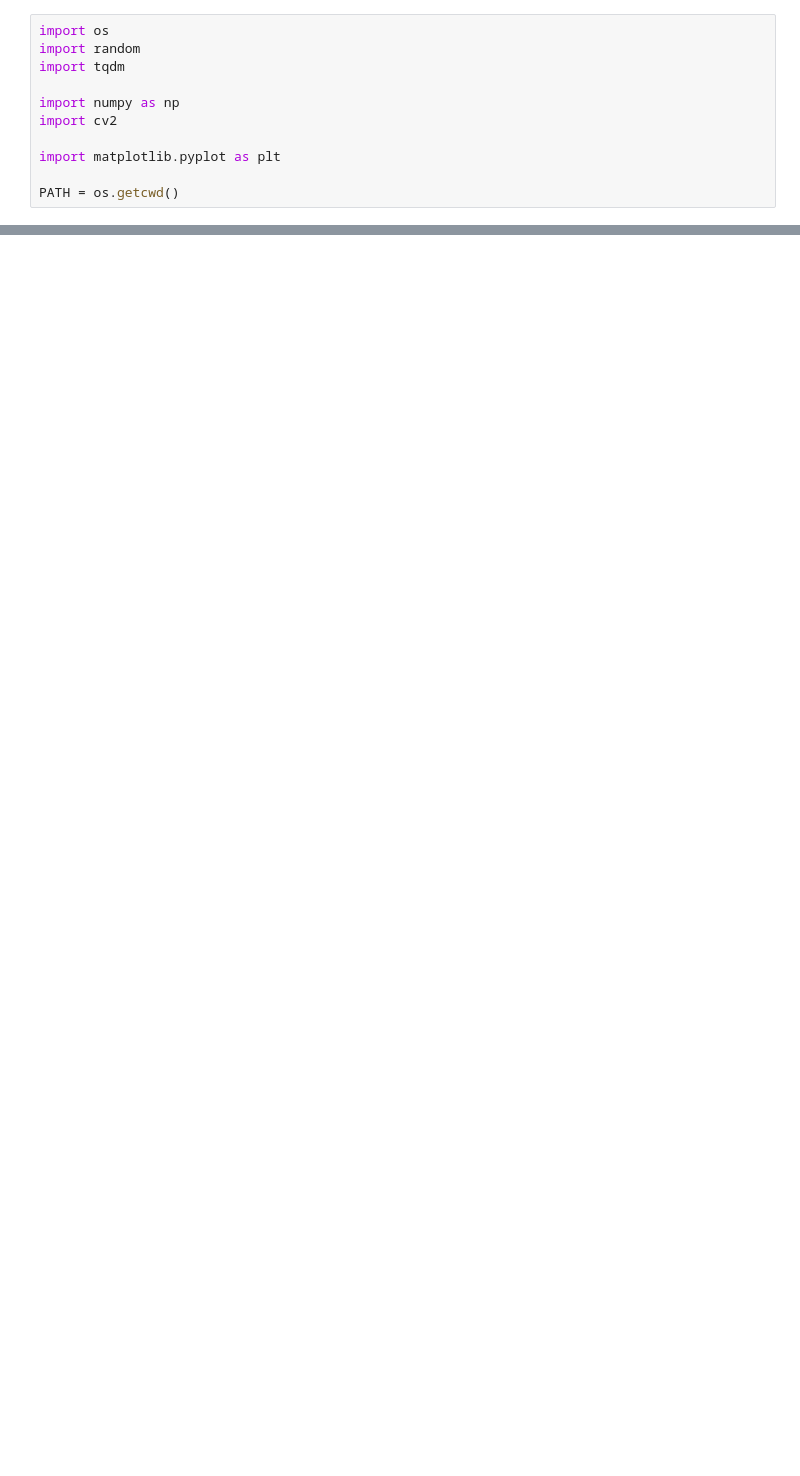
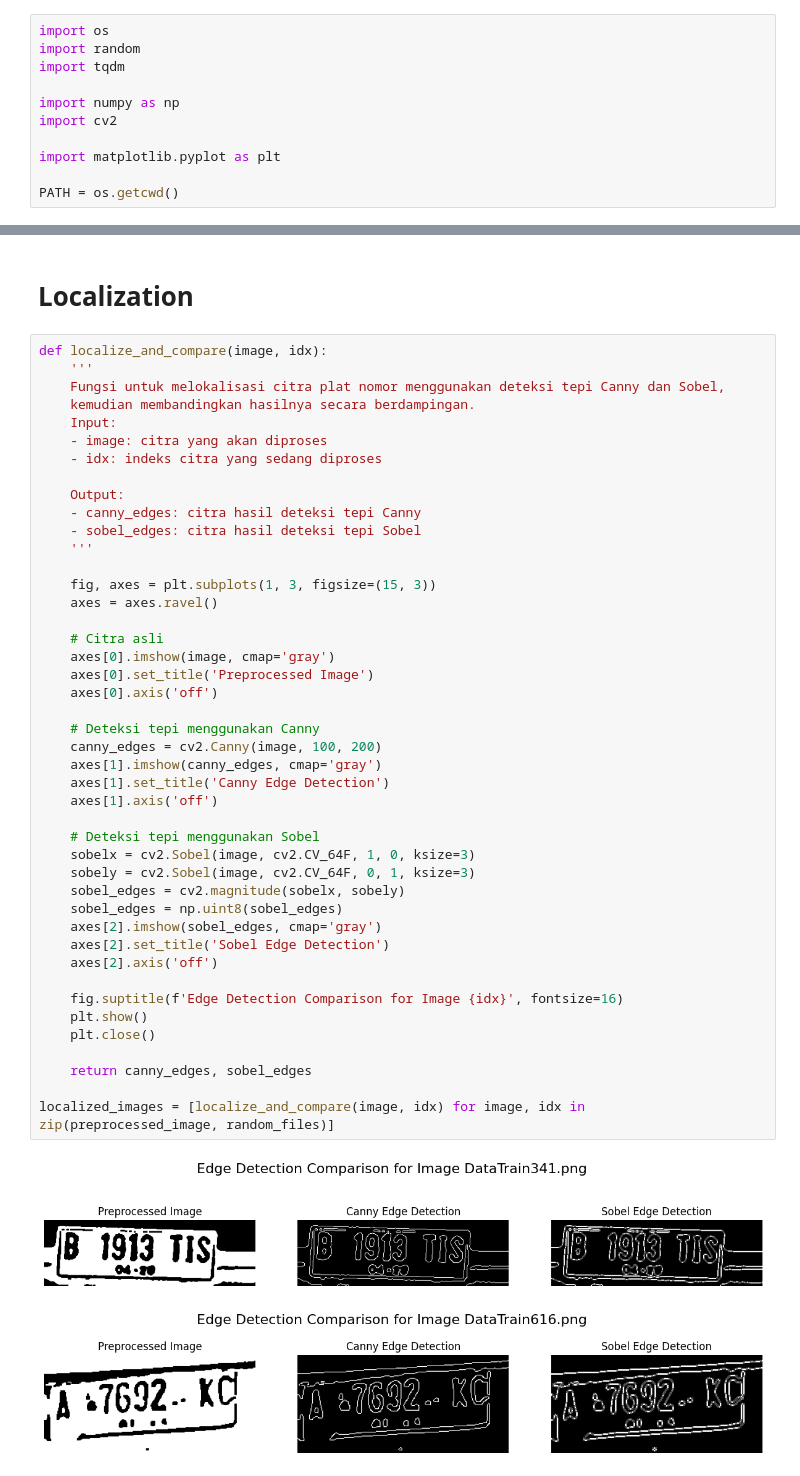
Before and after one commit to abdzufar/PCD-PlatNomor, a Jupyter notebook: preprocess.ipynb, the cells around one changed output, grey strips where cells are left out. Cells and saved outputs as stored; diff of their text form; blank space fills up the shorter version.

```diff
--- a/preprocess.ipynb
+++ b/preprocess.ipynb
@@ -88,0 +113,49 @@ for i, img in zip(random_numbers, random_images):
+# %% [markdown]
+# Localization
+# %%
+def localize_and_compare(image, idx):
+	'''
+	Fungsi untuk melokalisasi citra plat nomor menggunakan deteksi tepi Canny dan Sobel,
+	kemudian membandingkan hasilnya secara berdampingan.
+	Input:
+	- image: citra yang akan diproses
+	- idx: indeks citra yang sedang diproses
+
+	Output:
+	- canny_edges: citra hasil deteksi tepi Canny
+	- sobel_edges: citra hasil deteksi tepi Sobel
+	'''
+
+	fig, axes = plt.subplots(1, 3, figsize=(15, 3))
+	axes = axes.ravel()
+
+	# Citra asli
+	axes[0].imshow(image, cmap='gray')
+	axes[0].set_title('Preprocessed Image')
+	axes[0].axis('off')
+
+	# Deteksi tepi menggunakan Canny
+	canny_edges = cv2.Canny(image, 100, 200)
+	axes[1].imshow(canny_edges, cmap='gray')
+	axes[1].set_title('Canny Edge Detection')
+	axes[1].axis('off')
+
+	# Deteksi tepi menggunakan Sobel
+	sobelx = cv2.Sobel(image, cv2.CV_64F, 1, 0, ksize=3)
+	sobely = cv2.Sobel(image, cv2.CV_64F, 0, 1, ksize=3)
+	sobel_edges = cv2.magnitude(sobelx, sobely)
+	sobel_edges = np.uint8(sobel_edges)
+	axes[2].imshow(sobel_edges, cmap='gray')
+	axes[2].set_title('Sobel Edge Detection')
+	axes[2].axis('off')
+
+	fig.suptitle(f'Edge Detection Comparison for Image {idx}', fontsize=16)
+	plt.show()
+	plt.close()
+
+	return canny_edges, sobel_edges
+
+localized_images = [localize_and_compare(image, idx) for image, idx in zip(preprocessed_image, random_files)]
+# %% [output]
+[figure, added]
+[figure, added]
```
Also changed, not shown: parts of 7 cells of this notebook, 5 other files.
